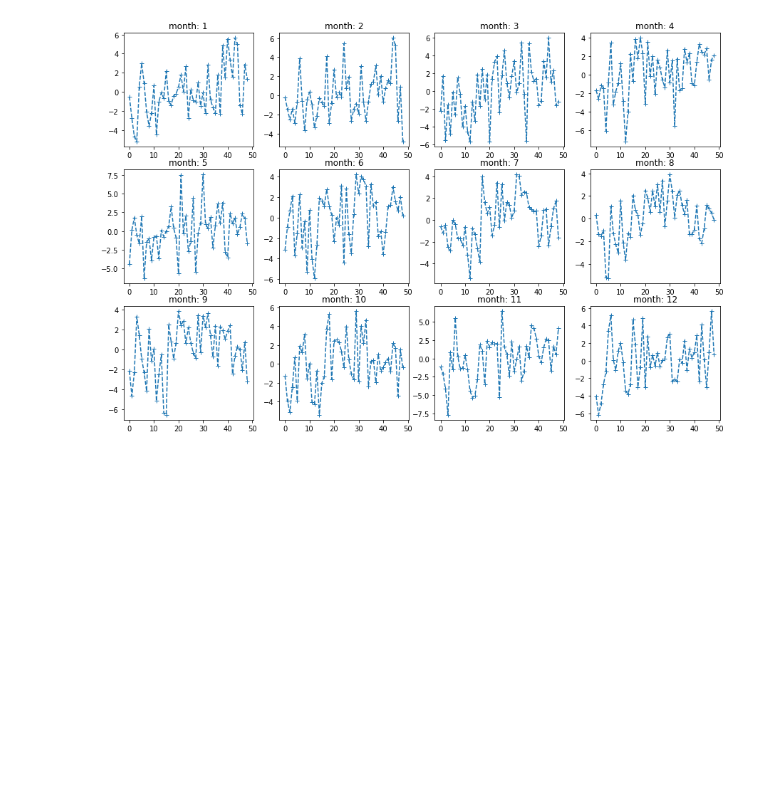
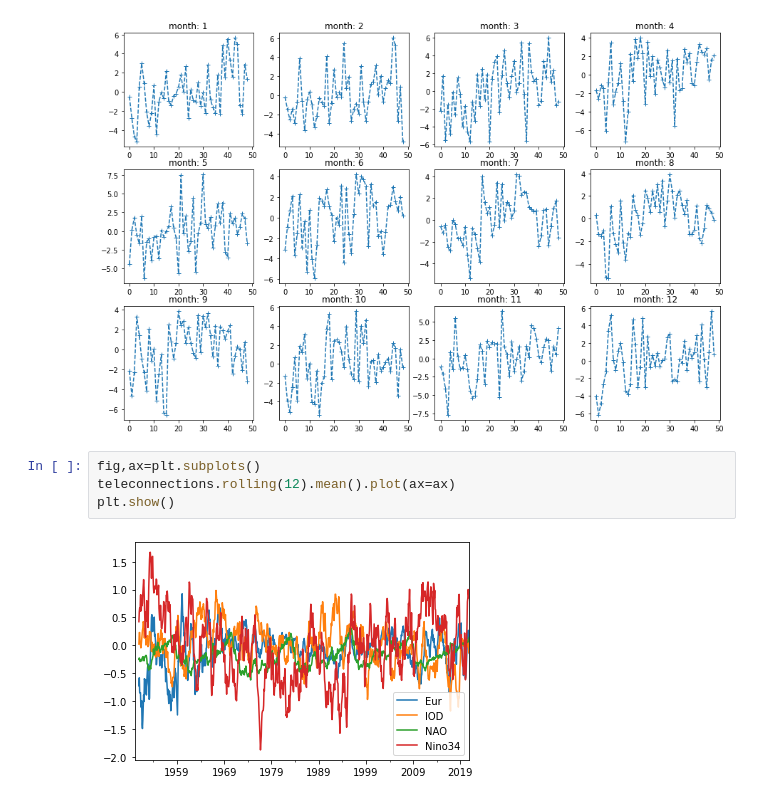
Before and after one commit to mariannecowherd/CSSLtimeseries, a Jupyter notebook: scripts/cssldata.ipynb, the cells around one changed output. Cells and saved outputs as stored; diff of their text form; blank space fills up the shorter version.

```diff
--- a/scripts/cssldata.ipynb
+++ b/scripts/cssldata.ipynb
@@ -293,3 +293,9 @@ for i in range(1,13):
     anoms[label] = ts_tmp'''
 # %% [output]
 [figure]
+# %%
+fig,ax=plt.subplots()
+teleconnections.rolling(12).mean().plot(ax=ax)
+plt.show()
+# %% [output]
+[figure, added]
```
Also changed, not shown: parts of 3 cells of this notebook, 1 other file.
